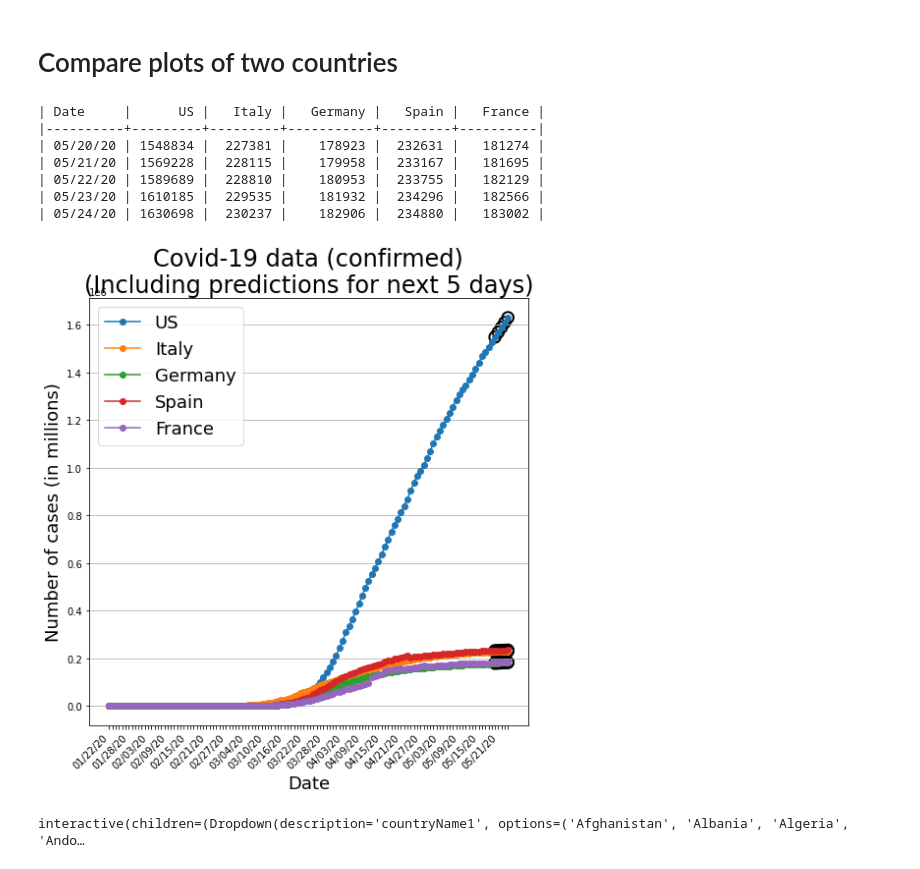
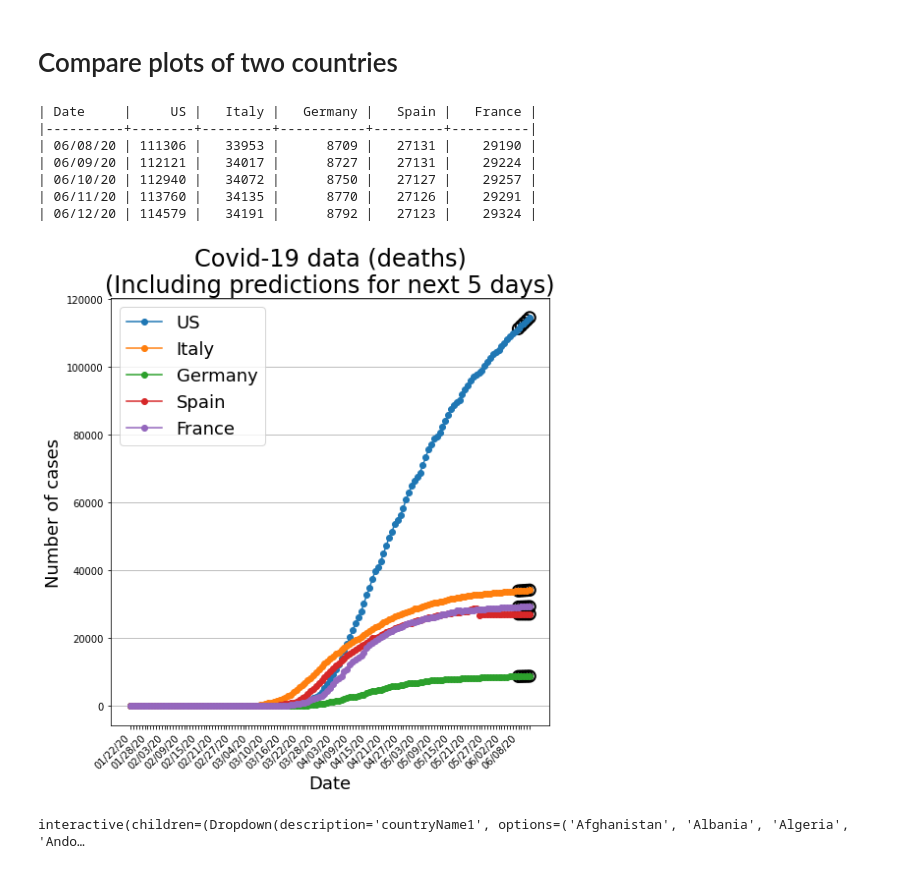
Before and after one commit to arkobarman/covid-19_timeSeriesAnalysis, a Jupyter notebook: time-series-predictions-global.ipynb, the cells around one changed output. Saved outputs shown, nothing was run; the diff lists cells and outputs as text; code cells hidden in the pictures.

```diff
--- a/time-series-predictions-global.ipynb
+++ b/time-series-predictions-global.ipynb
@@ -186,7 +186,7 @@ def getPredictionsForFuture(countryName,
             plt.yscale('log')
         plt.xticks(rotation=45, ha="right");
 
-        every_nth = 4
+        every_nth = 6
         for n, label in enumerate(ax.xaxis.get_ticklabels()):
             if n % every_nth != 0:
                 label.set_visible(False)
@@ -204,7 +204,7 @@ def getPredictionsForFuture(countryName,
     if returnResults:
         return allData, predData
 # %%
-allData, predData = getPredictionsForFuture('US',
+allData, predData = getPredictionsForFuture('Iran',
                                             invertible=False,
                                             plot=True,
                                             logScale=False,
@@ -344,16 +344,16 @@ def comparePlotsOfNCountries(countryNameList,
     if grid != None:
         plt.grid(axis=grid)
 # %%
-comparePlotsOfNCountries(['US', 'Italy', 'Germany', 'Spain', 'France'], nDays=5, grid='y', tableToUse='confirmed')
+comparePlotsOfNCountries(['US', 'Italy', 'Germany', 'Spain', 'France'], nDays=5, grid='y', tableToUse='deaths')
 # %% [output]
-| Date     |      US |   Italy |   Germany |   Spain |   France |
-|----------+---------+---------+-----------+---------+----------|
-| 05/20/20 | 1548834 |  227381 |    178923 |  232631 |   181274 |
-| 05/21/20 | 1569228 |  228115 |    179958 |  233167 |   181695 |
-| 05/22/20 | 1589689 |  228810 |    180953 |  233755 |   182129 |
-| 05/23/20 | 1610185 |  229535 |    181932 |  234296 |   182566 |
-| 05/24/20 | 1630698 |  230237 |    182906 |  234880 |   183002 |
+| Date     |     US |   Italy |   Germany |   Spain |   France |
+|----------+--------+---------+-----------+---------+----------|
+| 06/08/20 | 111306 |   33953 |      8709 |   27131 |    29190 |
+| 06/09/20 | 112121 |   34017 |      8727 |   27131 |    29224 |
+| 06/10/20 | 112940 |   34072 |      8750 |   27127 |    29257 |
+| 06/11/20 | 113760 |   34135 |      8770 |   27126 |    29291 |
+| 06/12/20 | 114579 |   34191 |      8792 |   27123 |    29324 |
-[figure, old version]
+[figure, new version]
 # %%
 # Interactive plot to compare data from 2 countries
 def comparePlotsOf2CountriesWrapper(countryName1,
```
Also changed, not shown: parts of 5 cells of this notebook, 37 other files.
